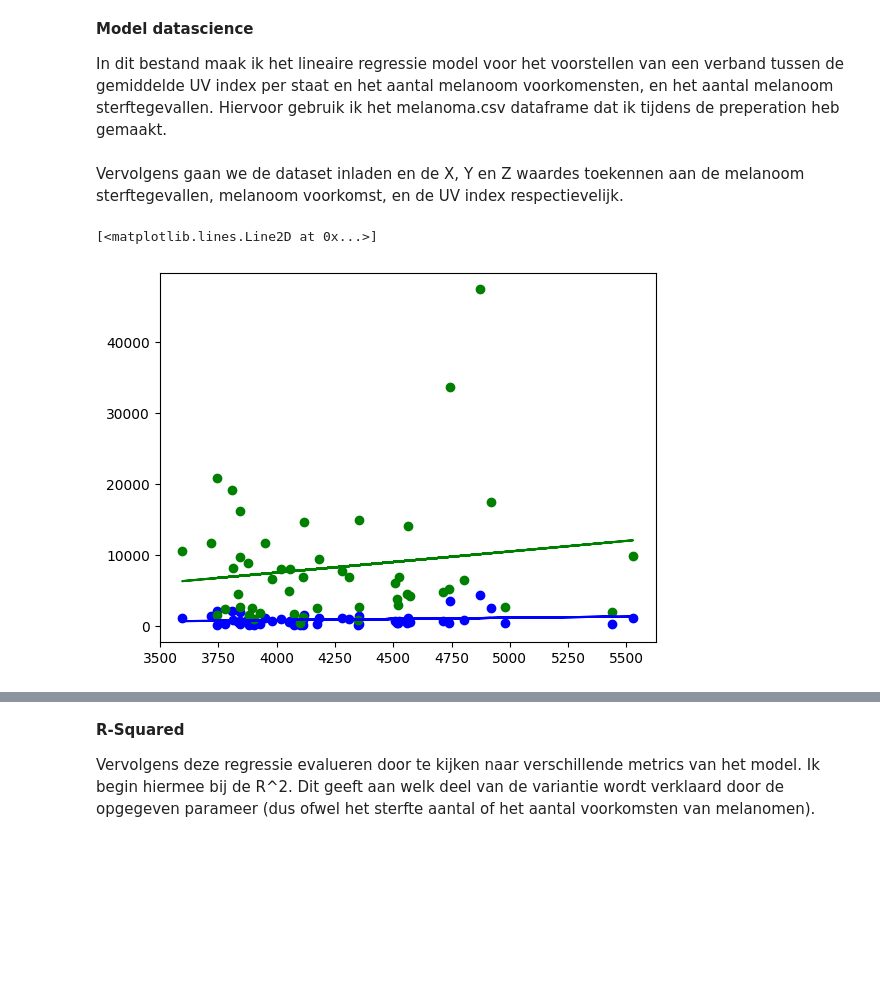
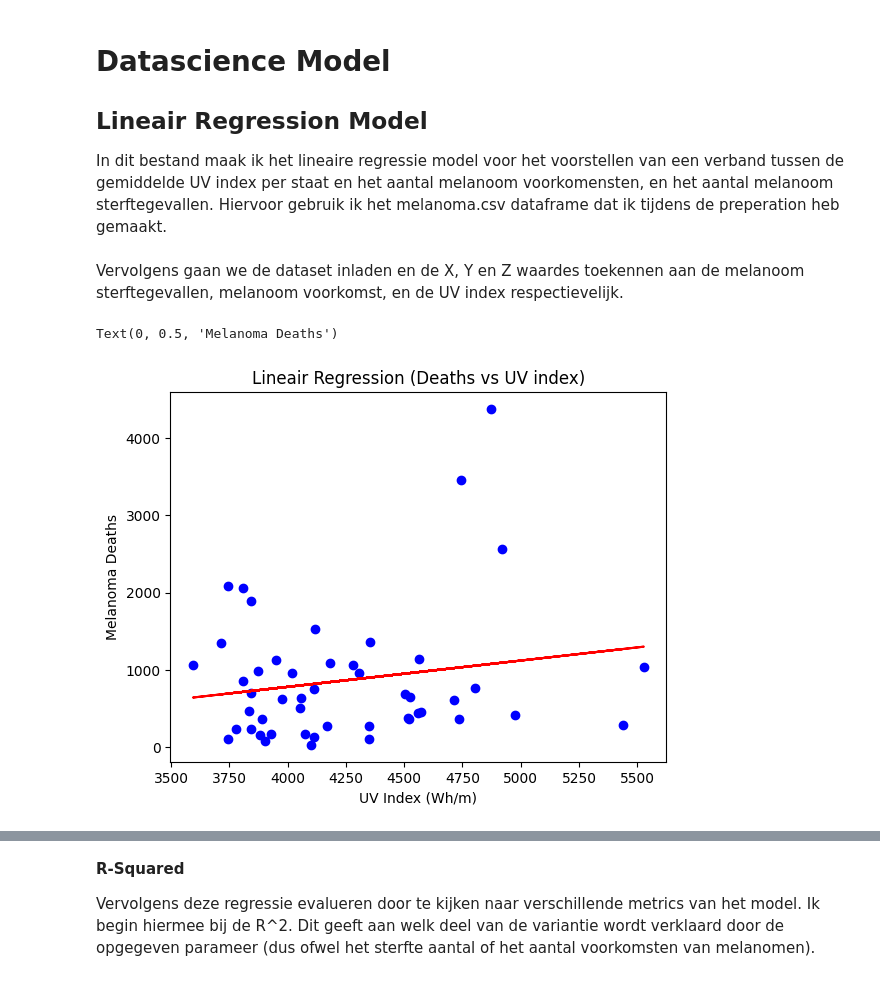
Before and after one commit to VeraSpek/datascience, a Jupyter notebook: model.ipynb, the cells around one changed output, grey strips where cells are left out. Cells and saved outputs as stored; diff of their text form; code cells hidden in the pictures; blank space fills up the shorter version.

```diff
--- a/model.ipynb
+++ b/model.ipynb
@@ -1,5 +1,7 @@
 # %% [markdown]
-**Model datascience**
+# Datascience Model
+
+## Lineair Regression Model
 
 In dit bestand maak ik het lineaire regressie model voor het voorstellen van een verband tussen de gemiddelde UV index per staat en het aantal melanoom voorkomensten, en het aantal melanoom sterftegevallen. Hiervoor gebruik ik het melanoma.csv dataframe dat ik tijdens de preperation heb gemaakt.
 # %%
@@ -16,20 +20,20 @@ Vervolgens gaan we de dataset inladen en de X, Y en Z waardes toekennen aan de m
 # %%
 melanoma_df = pd.read_csv('melanoma.csv')
 
 deaths = melanoma_df.iloc[:,1].values.reshape(-1,1)
 incidence = melanoma_df.iloc[:,2].values.reshape(-1,1)
 UV = melanoma_df.iloc[:,3].values.reshape(-1,1)
 
 lr = LinearRegression()
 deaths_model = lr.fit(UV, deaths)
-deaths_prediction = lr.predict(UV)
-incidence_model = lr.fit(UV, incidence)
-incidence_prediction = lr.predict(UV)
+deaths_prediction_linear = lr.predict(UV)
 
 plt.scatter(UV, deaths, color = 'blue')
-plt.scatter(UV,incidence, color = 'green')
-plt.plot(UV, incidence_prediction, color = 'green')
-plt.plot(UV, deaths_prediction, color = 'blue')
+plt.plot(UV, deaths_prediction_linear, color = 'red')
+
+plt.title('Lineair Regression (Deaths vs UV index)')
+plt.xlabel('UV Index (Wh/m)')
+plt.ylabel('Melanoma Deaths')
 # %% [output]
-[<matplotlib.lines.Line2D at 0x...>]
+Text(0, 0.5, 'Melanoma Deaths')
-[figure, old version]
+[figure, new version]
```
Also changed, not shown: parts of 18 cells of this notebook, 1 other file.
